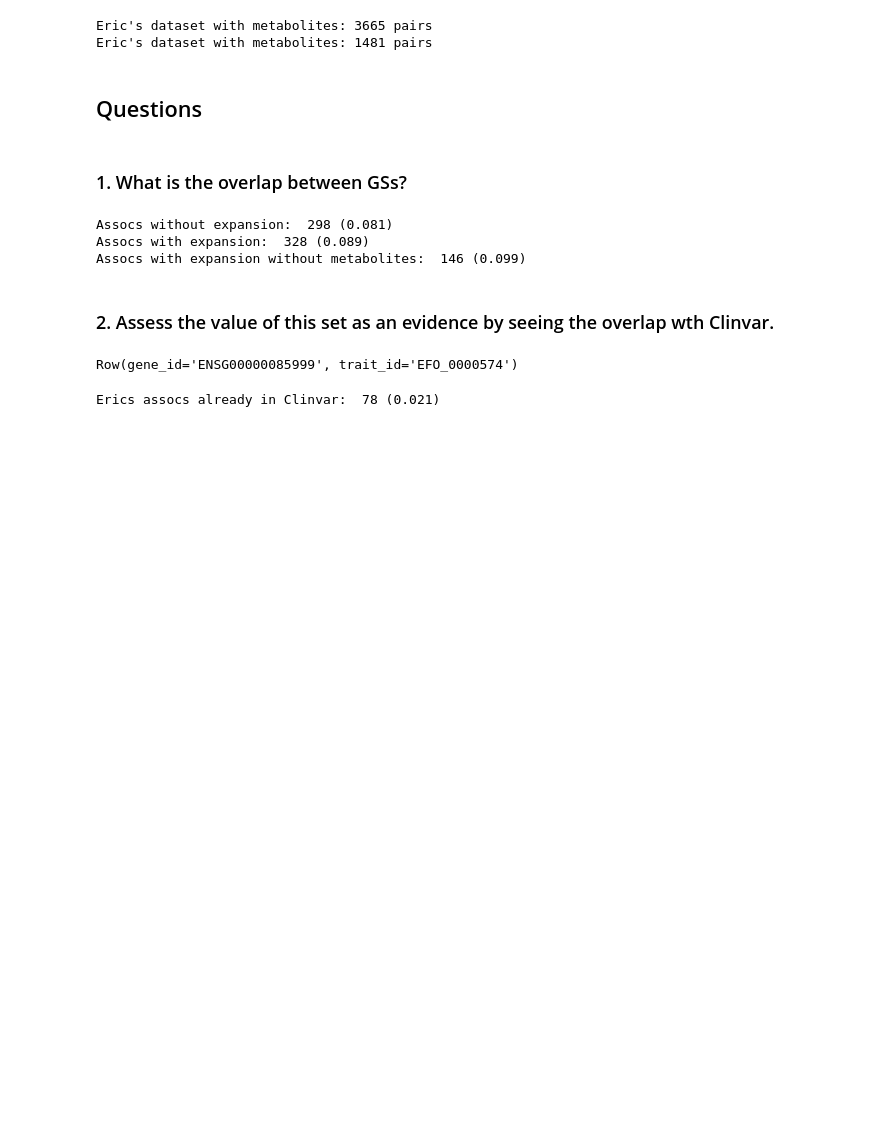
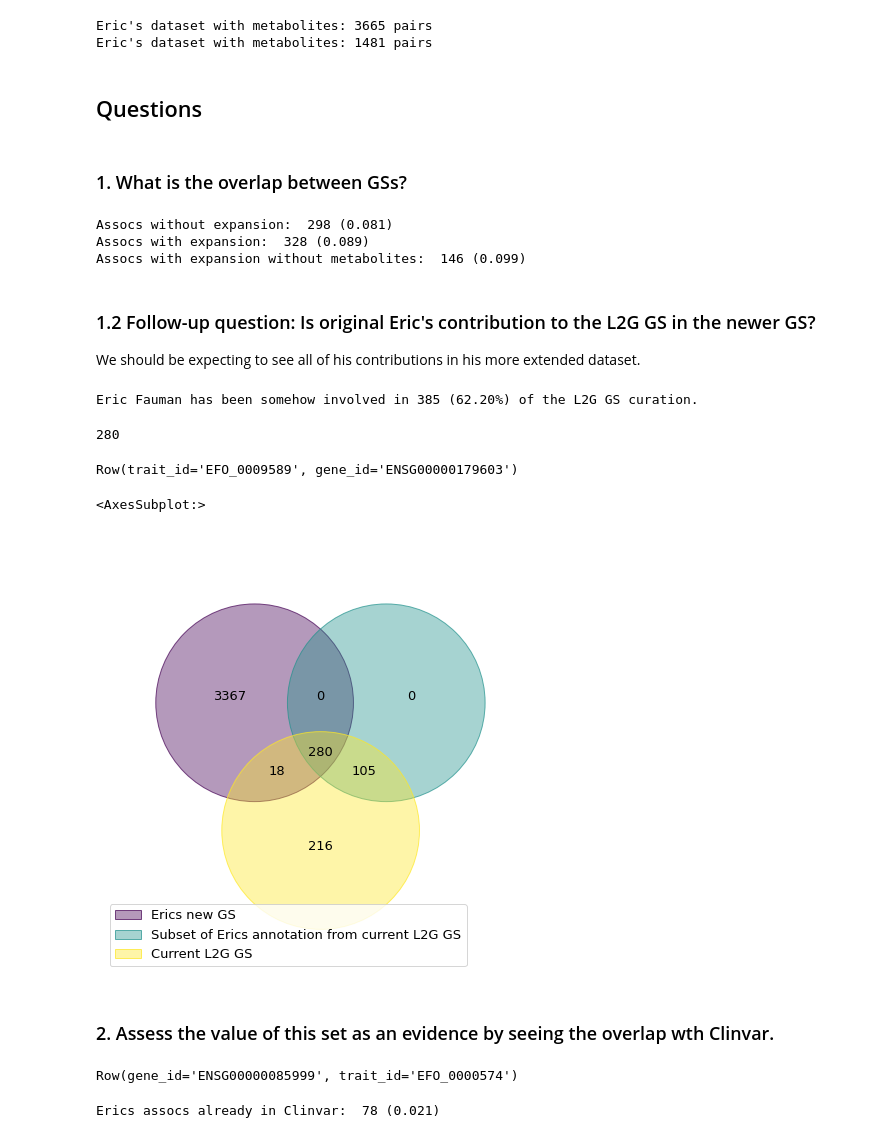
Before and after one commit to ireneisdoomed/random_notebooks, a Jupyter notebook: eric_gs/Analysis.ipynb, the cells around one changed output. Cells and saved outputs as stored; diff of their text form; code cells hidden in the pictures; blank space fills up the shorter version.

```diff
--- a/eric_gs/Analysis.ipynb
+++ b/eric_gs/Analysis.ipynb
@@ -12,7 +12,7 @@ spark = SparkSession.builder \
 # %%
 ## 1. OTs GS
 
-ot_gs = spark.read.json('data/gwas_gold_standards.191108.jsonl')
+ot_gs = spark.read.json('/Users/irene/Documents/dev/l2g_gs/data/gwas_gold_standards.191108.jsonl')
 # %%
 print(ot_gs.first())
 #ot_gs.printSchema()
@@ -113,7 +93,7 @@ only showing top 20 rows
 # %%
 ## 2. Eric's GS
 
-file = 'data/manual_gene_to_trait_rules.xlsx'
+file = '/Users/irene/Documents/dev/l2g_gs/data/manual_gene_to_trait_rules.xlsx'
 
 eric_gs = spark.createDataFrame(pd.read_excel(file, sheet_name='Sheet1').astype(str))
 eric_gs.first()
@@ -161,7 +141,7 @@ only showing top 20 rows
 ## 2.1. Map gene to Ensembl
 
 target_idx = (
-    spark.read.parquet('/Users/irene/Documents/dev/pyspark/21.09.5/targets')
+    spark.read.parquet('/Users/irene/Documents/dev/pyspark/21.11.2/targets')
     .select(F.col('id').alias('gene_id'), F.col('approvedSymbol').alias('gene'))
 )
 target_idx.first()
@@ -254,6 +234,58 @@ print('Assocs with expansion without metabolites: ', overlap_w_expansion_without
 Assocs without expansion:  298 (0.081)
 Assocs with expansion:  328 (0.089)
 Assocs with expansion without metabolites:  146 (0.099)
+# %% [markdown]
+### 1.2 Follow-up question: Is original Eric's contribution to the L2G GS in the newer GS?
+We should be expecting to see all of his contributions in his more extended dataset.
+# %%
+ot_gs_contributed_by_eric = (
+    spark.read.json('/Users/irene/Documents/dev/l2g_gs/data/gwas_gold_standards.191108.jsonl')
+
+    .filter(F.col('gold_standard_info.highest_confidence').isin(['High', 'Medium']))
+    # Extract gene/trait pairs
+    .withColumn('trait_id', F.explode('trait_info.ontology'))
+
+    # Filter by assertions either submitted by Eric or which are part of the T2D Database (initiated by him)
+    .filter(
+        (F.col('metadata.set_label').contains('T2D'))
+        | (F.col('metadata.submitted_by').contains('Fauman'))
+    )
+
+    .select(F.col('gold_standard_info.gene_id').alias('gene_id'), 'trait_id')
+    .distinct()
+)
+
+print(f'Eric Fauman has been somehow involved in {ot_gs_contributed_by_eric.count()} ({ot_gs_contributed_by_eric.count()/ot_gs.count() * 100:.2f}%) of the L2G GS curation.')
+# %% [output]
+Eric Fauman has been somehow involved in 385 (62.20%) of the L2G GS curation.
+# %%
+ot_gs_contributed_by_eric.join(eric_gs, on=['trait_id', 'gene_id'], how='inner').distinct().count()
+# %% [output]
+280
+# %%
+ot_gs_contributed_by_eric.join(eric_gs, on=['trait_id', 'gene_id'], how='left_anti').distinct().first()
+# %% [output]
+Row(trait_id='EFO_0009589', gene_id='ENSG00000179603')
+# %%
+import matplotlib.pyplot as plt
+from venn import venn
+
+current_gs = set(ot_gs.withColumn("assoc", F.concat('gene_id',F.lit('/'), 'trait_id')).select('assoc').toPandas()['assoc'].to_list())
+current_gs_submitted_by_eric = set(ot_gs_contributed_by_eric.withColumn("assoc", F.concat('gene_id',F.lit('/'), 'trait_id')).select('assoc').toPandas()['assoc'].to_list())
+new_gs = set(eric_gs.withColumn("assoc", F.concat('gene_id',F.lit('/'), 'trait_id')).select('assoc').toPandas()['assoc'].to_list())
+ot_clinvar = set(clinvar.withColumn("assoc", F.concat('gene_id',F.lit('/'), 'trait_id')).select('assoc').toPandas()['assoc'].to_list())
+
+venn_sets = {
+    #'ClinVar': ot_clinvar,
+    'Erics new GS': new_gs,
+    'Subset of Erics annotation from current L2G GS': current_gs_submitted_by_eric,
+    'Current L2G GS': current_gs,
+}
+
+venn(venn_sets, legend_loc="best")
+# %% [output]
+<AxesSubplot:>
+[figure, added]
 # %% [markdown]
 ### 2. Assess the value of this set as an evidence by seeing the overlap wth Clinvar.
 # %%
```
Also changed, not shown: parts of 18 cells of this notebook, 1 other file.
